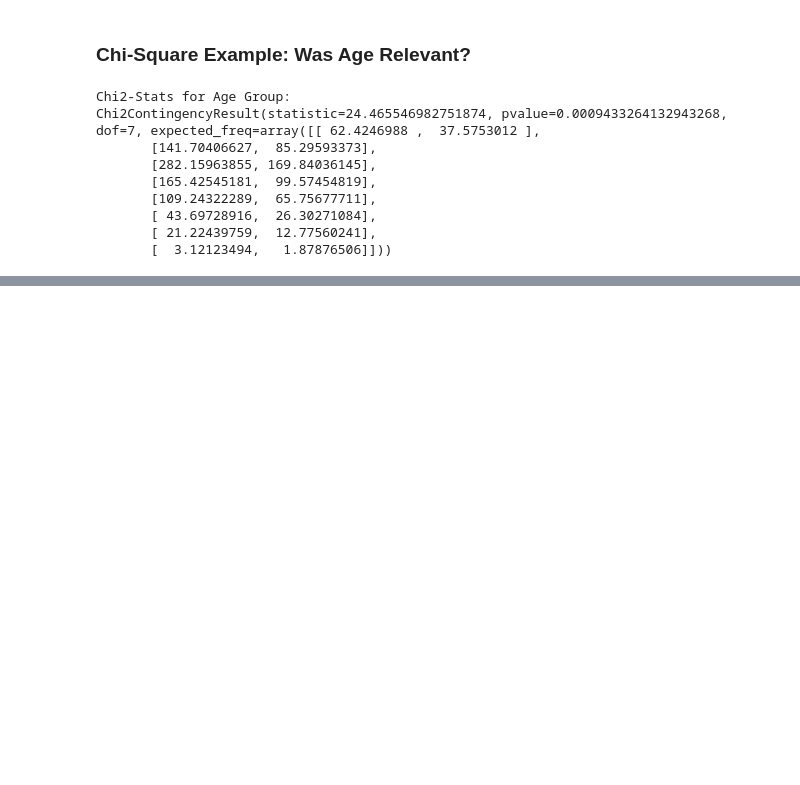
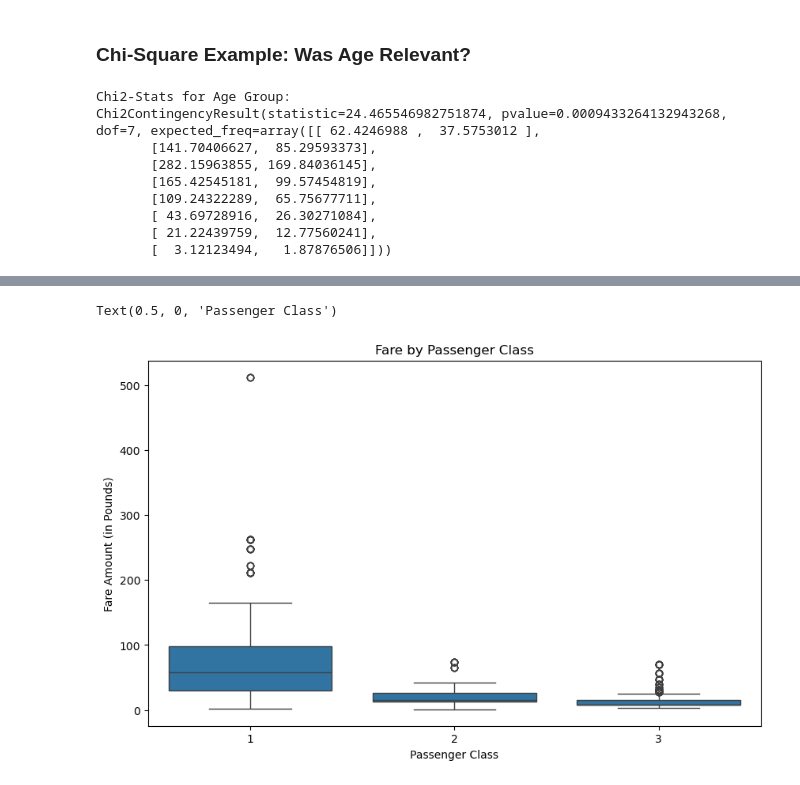
Before and after one commit to CS4580/my-notes-kadevirgil, a Jupyter notebook: module6/titanic_passenger.ipynb, the cells around one changed output, grey strips where cells are left out. Saved outputs shown, nothing was run; the diff lists cells and outputs as text; code cells hidden in the pictures; blank space fills up the shorter version.

```diff
--- a/module6/titanic_passenger.ipynb
+++ b/module6/titanic_passenger.ipynb
@@ -126,0 +345,13 @@ plt.show()
+# %%
+# Null Hypotheses: There is no difference in fare between the three passenger classes
+
+# Install statsmodels
+from statsmodels.formula.api import ols
+from matplotlib import pyplot as plt
+import seaborn as sns
+import pandas as pd
+import statsmodels.api as sm
+%matplotlib inline
+
+# Load data
+passenger_df = pd.read_csv('../data/titanic_passengers.csv')
@@ -126,0 +382,10 @@ plt.show()
+# %%
+# Create a box plot of the fare paid by passenger class
+plt.figure(figsize=(10, 6))
+sns.boxplot(y='Fare_decimal', x='Passenger_Class', data=passenger_df)
+plt.title('Fare by Passenger Class')
+plt.ylabel('Fare Amount (in Pounds)')
+plt.xlabel('Passenger Class')
+# %% [output]
+Text(0.5, 0, 'Passenger Class')
+[figure, added]
```
Also changed, not shown: parts of 23 cells of this notebook.
